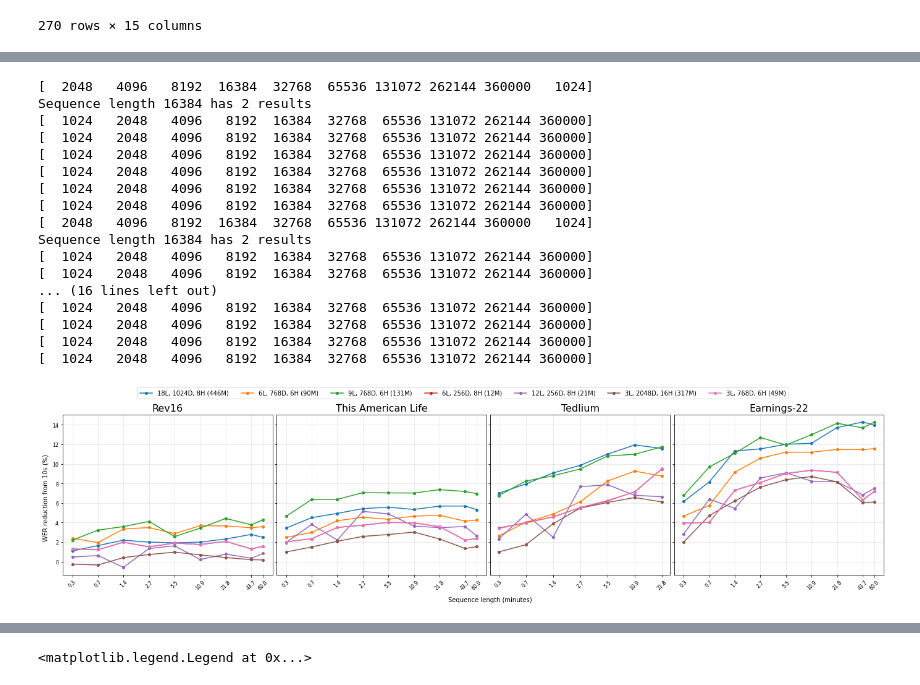
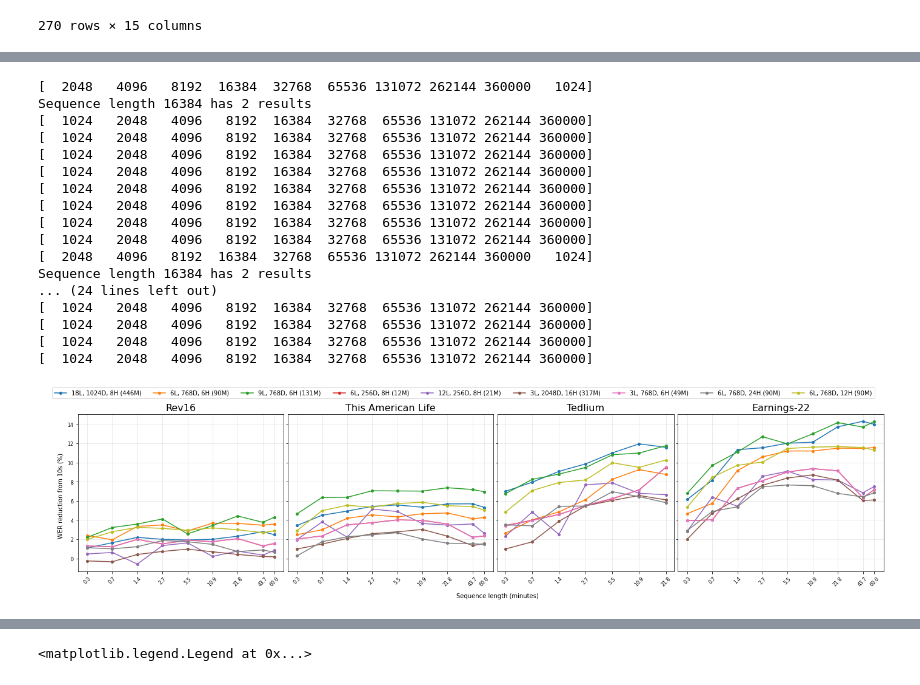
Before and after one commit to robflynnyh/long-context-asr, a Jupyter notebook: eval/results/eval.ipynb, the cells around one changed output, grey strips where cells are left out. Cells and saved outputs as stored; diff of their text form; code cells hidden in the pictures.

```diff
--- a/eval/results/eval.ipynb
+++ b/eval/results/eval.ipynb
@@ -596,6 +575,9 @@ import matplotlib.gridspec as gridspec
 
 l18_D1024_csv = pd.read_csv('model_sizes/evals_windowed_18l_1024D.csv')
 l6_768D_csv = pd.read_csv('evals_rb_post_windowed_attn.csv')
+l6_768D_24H_csv = pd.read_csv('evals_24h_rb_post_windowed_attn.csv')
+l6_768D_12H_csv = pd.read_csv('evals_12h_rb_post_windowed_attn.csv')
+
 l9_768D_csv = pd.read_csv('model_sizes/evals_windowed_9l.csv')
 l6_256D_csv = pd.read_csv('model_sizes/evals_windowed_256d_6l.csv')
 l12_256D_csv = pd.read_csv('model_sizes/evals_windowed_256d_12l.csv')
@@ -624,6 +606,12 @@ l3_2048D_data_e22_pd = get_percentage_decrease_json(l3_2048D_data_e22)
 #-
 l3_768D_data_e22 = get_data(l3_768D_csv, dataset=d, average_duplicates=True)
 l3_768D_data_e22_pd = get_percentage_decrease_json(l3_768D_data_e22)
+#-
+l6_768D_24H_data_e22 = get_data(l6_768D_24H_csv, dataset=d)
+l6_768D_24H_data_e22_pd = get_percentage_decrease_json(l6_768D_24H_data_e22)
+#-
+l6_768D_12H_data_e22 = get_data(l6_768D_12H_csv, dataset=d)
+l6_768D_12H_data_e22_pd = get_percentage_decrease_json(l6_768D_12H_data_e22)
 
 d = 'tedlium'
 l18_D1024_data_ted = {k:v for k,v in get_data(l18_D1024_csv, dataset=d, average_duplicates=True).items() if k <= 131072}
@@ -646,6 +634,12 @@ l3_2048D_data_ted_pd = get_percentage_decrease_json(l3_2048D_data_ted)
 #-
 l3_768D_data_ted = {k:v for k,v in get_data(l3_768D_csv, dataset=d, average_duplicates=True).items() if k <= 131072}
 l3_768D_data_ted_pd = get_percentage_decrease_json(l3_768D_data_ted)
+#-
+l6_768D_24H_data_ted = {k:v for k,v in get_data(l6_768D_24H_csv, dataset=d).items() if k <= 131072}
+l6_768D_24H_data_ted_pd = get_percentage_decrease_json(l6_768D_24H_data_ted)
+#-
+l6_768D_12H_data_ted = {k:v for k,v in get_data(l6_768D_12H_csv, dataset=d).items() if k <= 131072}
+l6_768D_12H_data_ted_pd = get_percentage_decrease_json(l6_768D_12H_data_ted)
 
 d = 'this_american_life'
 l18_D1024_data_tal = get_data(l18_D1024_csv, dataset=d, average_duplicates=True)
@@ -668,6 +662,12 @@ l3_2048D_data_tal_pd = get_percentage_decrease_json(l3_2048D_data_tal)
 #-
 l3_768D_data_tal = get_data(l3_768D_csv, dataset=d, average_duplicates=True)
 l3_768D_data_tal_pd = get_percentage_decrease_json(l3_768D_data_tal)
+#-
+l6_768D_24H_data_tal = get_data(l6_768D_24H_csv, dataset=d)
+l6_768D_24H_data_tal_pd = get_percentage_decrease_json(l6_768D_24H_data_tal)
+#-
+l6_768D_12H_data_tal = get_data(l6_768D_12H_csv, dataset=d)
+l6_768D_12H_data_tal_pd = get_percentage_decrease_json(l6_768D_12H_data_tal)
 
 
 d = 'rev16'
@@ -691,6 +691,12 @@ l3_2048D_data_rev16_pd = get_percentage_decrease_json(l3_2048D_data_rev16)
 #-
 l3_768D_data_rev16 = get_data(l3_768D_csv, dataset=d, average_duplicates=True)
 l3_768D_data_rev16_pd = get_percentage_decrease_json(l3_768D_data_rev16)
+#-
+l6_768D_24H_data_rev16 = get_data(l6_768D_24H_csv, dataset=d)
+l6_768D_24H_data_rev16_pd = get_percentage_decrease_json(l6_768D_24H_data_rev16)
+#-
+l6_768D_12H_data_rev16 = get_data(l6_768D_12H_csv, dataset=d)
+l6_768D_12H_data_rev16_pd = get_percentage_decrease_json(l6_768D_12H_data_rev16)
 
 # ---
 l18_D1024_data_all = [l18_D1024_data_e22_pd, l18_D1024_data_ted_pd, l18_D1024_data_tal_pd, l18_D1024_data_rev16_pd][::-1]
@@ -700,6 +706,8 @@ l6_256D_data_all = [l6_256D_data_e22_pd, l6_256D_data_ted_pd, l6_256D_data_tal_p
 l12_256D_data_all = [l12_256D_data_e22_pd, l12_256D_data_ted_pd, l12_256D_data_tal_pd, l12_256D_data_rev16_pd][::-1]
 l3_2048D_data_all = [l3_2048D_data_e22_pd, l3_2048D_data_ted_pd, l3_2048D_data_tal_pd, l3_2048D_data_rev16_pd][::-1]
 l3_768D_data_all = [l3_768D_data_e22_pd, l3_768D_data_ted_pd, l3_768D_data_tal_pd, l3_768D_data_rev16_pd][::-1]
+l6_768D_24H_data_all = [l6_768D_24H_data_e22_pd, l6_768D_24H_data_ted_pd, l6_768D_24H_data_tal_pd, l6_768D_24H_data_rev16_pd][::-1]
+l6_768D_12H_data_all = [l6_768D_12H_data_e22_pd, l6_768D_12H_data_ted_pd, l6_768D_12H_data_tal_pd, l6_768D_12H_data_rev16_pd][::-1]
 # ---
 
 fig = plt.figure(figsize=(20, 5))
@@ -721,6 +729,8 @@ for i, d in enumerate(['Earnings-22', 'Tedlium', 'This American Life', 'Rev16'][
     axs[i].plot([el/100/60 for el in sorted(l12_256D_data_all[i].keys())], [l12_256D_data_all[i][key] for key in sorted(l12_256D_data_all[i].keys())], label='12L, 256D, 8H (21M)', marker='o', markersize=4)
     axs[i].plot([el/100/60 for el in sorted(l3_2048D_data_all[i].keys())], [l3_2048D_data_all[i][key] for key in sorted(l3_2048D_data_all[i].keys())], label='3L, 2048D, 16H (317M)', marker='o', markersize=4)
     axs[i].plot([el/100/60 for el in sorted(l3_768D_data_all[i].keys())], [l3_768D_data_all[i][key] for key in sorted(l3_768D_data_all[i].keys())], label='3L, 768D, 6H (49M)', marker='o', markersize=4)
+    axs[i].plot([el/100/60 for el in sorted(l6_768D_24H_data_all[i].keys())], [l6_768D_24H_data_all[i][key] for key in sorted(l6_768D_24H_data_all[i].keys())], label='6L, 768D, 24H (90M)', marker='o', markersize=4)
+    axs[i].plot([el/100/60 for el in sorted(l6_768D_12H_data_all[i].keys())], [l6_768D_12H_data_all[i][key] for key in sorted(l6_768D_12H_data_all[i].keys())], label='6L, 768D, 12H (90M)', marker='o', markersize=4)
     axs[i].set_title(d, fontsize=tw*2)
 
 # axs[0].plot([el/100/60 for el in sorted(rb10M_data_e22.keys())], [rb10M_data_e22[key]['wer'] for k    ey in sorted(rb10M_data_e22.keys())], label='Rotary (θ = 1.5M)', marker='o', markersize=4)
@@ -746,39 +756,39 @@ for ax in axs:
             handles.append(handle)
             labels.append(label)
 
-fig.legend(handles, labels, loc='upper center', ncol=7)
+fig.legend(handles, labels, loc='upper center', ncol=9)
 
 fig.text(0.55, 0.04, 'Sequence length (minutes)', ha='center', va='center')
 fig.text(0.05, 0.5, 'WER reduction from 10s (%)', ha='center', va='center', rotation='vertical')
 
 plt.tight_layout(rect=[0.05, 0.05, 1, 0.95]) #
 plt.subplots_adjust(wspace=0.02)  # Adjust horizontal space between subplots
 
 for i, ax in enumerate(axs):
     if i > 0: ax.yaxis.set_tick_params(labelleft=False)
     # both x and y axis
     ax.grid(True, axis='both', alpha=0.3)
     ax.yaxis.grid(True)
 
 #axs[0].ylabel('WER reduction (%) from 10s')
 plt.savefig('./windowed_attn_pdecrease_across_model_sizes.pdf', transparent = True, bbox_inches = 'tight')
 plt.show()
 # %% [output]
 [  2048   4096   8192  16384  32768  65536 131072 262144 360000   1024]
 Sequence length 16384 has 2 results
 [  1024   2048   4096   8192  16384  32768  65536 131072 262144 360000]
 [  1024   2048   4096   8192  16384  32768  65536 131072 262144 360000]
 [  1024   2048   4096   8192  16384  32768  65536 131072 262144 360000]
 [  1024   2048   4096   8192  16384  32768  65536 131072 262144 360000]
 [  1024   2048   4096   8192  16384  32768  65536 131072 262144 360000]
 [  1024   2048   4096   8192  16384  32768  65536 131072 262144 360000]
+[  1024   2048   4096   8192  16384  32768  65536 131072 262144 360000]
+[  1024   2048   4096   8192  16384  32768  65536 131072 262144 360000]
 [  2048   4096   8192  16384  32768  65536 131072 262144 360000   1024]
 Sequence length 16384 has 2 results
-[  1024   2048   4096   8192  16384  32768  65536 131072 262144 360000]
-[  1024   2048   4096   8192  16384  32768  65536 131072 262144 360000]
-... (16 lines left out)
+... (24 lines left out)
 [  1024   2048   4096   8192  16384  32768  65536 131072 262144 360000]
 [  1024   2048   4096   8192  16384  32768  65536 131072 262144 360000]
 [  1024   2048   4096   8192  16384  32768  65536 131072 262144 360000]
 [  1024   2048   4096   8192  16384  32768  65536 131072 262144 360000]
-[figure, old version]
+[figure, new version]
```
Also changed, not shown: parts of 19 cells of this notebook, 18 other files.
